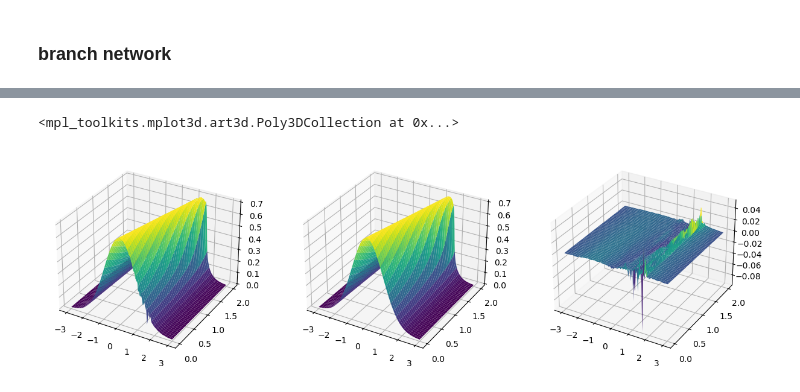
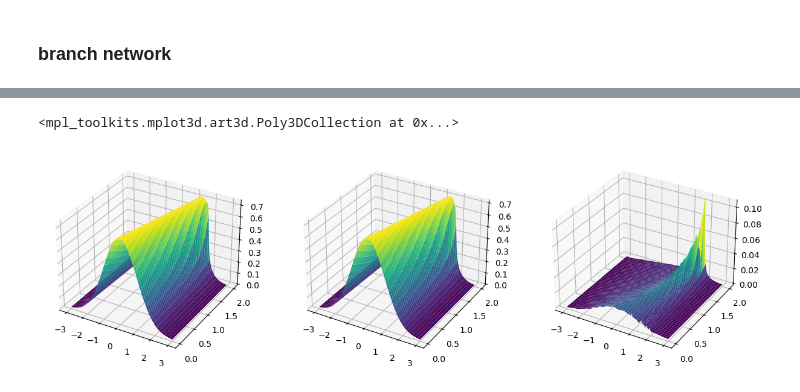
Before and after one commit to outlawhayden/deep-operator-networks, a Jupyter notebook: CM2LA/apr_refactor/deeponet_2step_td.ipynb, the cells around one changed output, grey strips where cells are left out. Drawn from its saved outputs; the diff is of its cells as text; code cells hidden in the pictures.

```diff
--- a/CM2LA/apr_refactor/deeponet_2step_td.ipynb
+++ b/CM2LA/apr_refactor/deeponet_2step_td.ipynb
@@ -483,19 +499,19 @@ SEED = 77
 # per assignment
 BRANCH_INPUT_DIM  = 3 ## NOW INCLUDES TIME
 BRANCH_WIDTH      = 100
-BRANCH_DEPTH      = 4
-BRANCH_ACTIVATION = 'tanh'
+BRANCH_DEPTH      = 6
+BRANCH_ACTIVATION = 'tanh' #tanh'
 
 TRUNK_INPUT_DIM   = 2
 TRUNK_WIDTH       = 16
-TRUNK_DEPTH       = 6
-TRUNK_ACTIVATION  = 'gelu'
+TRUNK_DEPTH       = 4
+TRUNK_ACTIVATION  = 'gelu' #'gelu'
 
-DEEPONET_WIDTH    = 6
+DEEPONET_WIDTH    = 8
 # sine, cosine, relu, tanh, gelu, swish
 
 
-LEARNING_RATE = 1e-3
+LEARNING_RATE = 2e-3
 OPTIMIZER_NAME = 'adam'
 # adabelief, adadelta, adan, adafactor, adagrad, adam, adamw,
 # adamax, adamaxw, amsgrad, lion, nadam, nadamw, novograd, radam,
@@ -505,7 +521,7 @@ PRINT_EVERY = 1_000
 
 LR_SCHEDULER = 'exponential' #'constant' # exponential or constant
 LR_DECAY = 0.95
-LR_STEP  = 3000
+LR_STEP  = 1000
 
 LBFGS_USE = 'off'
 LBFGS_MAXITER = 10_000
@@ -802,9 +805,12 @@ for k, ax in enumerate(axes):
 # lsq_A per time step: solve T_MAT_3d[t] @ A[t] = U_true for each t
 
 RA_target = np.random.randn(len(t_grid), Q_sign.shape[2], train_u.shape[0]) * 1e-3
+# for i in range(len(t_grid)):
+#     A_t = la.lstsq(np.array(T_MAT_3d[i, :, :]), U_3d[i])[0]
+#     RA_target[i] = R_smooth[i] @ A_t
+
 for i in range(len(t_grid)):
-    A_t = la.lstsq(np.array(T_MAT_3d[i, :, :]), U_3d[i])[0]
-    RA_target[i] = R_smooth[i] @ A_t
+    RA_target[i] = la.lstsq(np.array(Q_smooth[i]), U_3d[i])[0]
 
 RA_target = jnp.array(RA_target)
 RA_scale = np.std(np.array(RA_target), axis=(0, 2), keepdims=True) + 1e-8  # (1, K+1, 1)
@@ -818,12 +824,12 @@ OPTIMIZER_NAME = 'adam'
 # adabelief, adadelta, adan, adafactor, adagrad, adam, adamw,
 # adamax, adamaxw, amsgrad, lion, nadam, nadamw, novograd, radam,
 # rmsprop, sgd, sm3, yogi, polyak_sgd
-MAXITER = 100_000
-PRINT_EVERY = 10_000
+MAXITER = 20_000
+PRINT_EVERY = 1_000
 
 LR_SCHEDULER = 'exponential' # exponential or constant
 LR_DECAY = 0.95
-LR_STEP  = 15_000
+LR_STEP  = 5_000
 
 LBFGS_USE = 'off'
 LBFGS_MAXITER = 10_000
@@ -854,8 +860,8 @@ HYPER_OPTIM_Branch = {"MAXITER": MAXITER,
 RA_target_jnp = jnp.array(RA_target)
 
 # weight inversely proportional to t, emphasizing early times
-t_weights = 1.0 / (jnp.array(t_grid) + t_grid[1])  # avoid div by zero at t=0
-t_weights = t_weights / t_weights.mean()  # normalize so overall scale is preserved
+# t_weights = 1.0 / (jnp.array(t_grid) + t_grid[1])  # avoid div by zero at t=0
+# t_weights = t_weights / t_weights.mean()  # normalize so overall scale is preserved
 
 def branch_loss_fn(model):
     B_tnK = vmap(
@@ -865,7 +871,8 @@ def branch_loss_fn(model):
     )(t_grid)
     B_MAT = jnp.swapaxes(B_tnK, 1, 2)  # (T, K+1, N)
     residual = (B_MAT - RA_target_jnp) ** 2  # (T, K+1, N)
-    return jnp.mean(residual * t_weights[:, None, None])
+    return jnp.mean(residual)
+    #return jnp.mean(residual * t_weights[:, None, None])
 # %%
 # def branch_loss_fn(model):
 #     B_tnK = vmap(
@@ -979,38 +993,38 @@ np.savez('td_loss_hist.npz', log_loss, log_minloss, log_loss_branch, log_minloss
 
 def predict_one(u):
     b_tk = vmap(lambda t_val: model_branch(jnp.concatenate([u, jnp.array([t_val])])))(t_grid)  # (T, K+1)
     #b_tk = b_tk * RA_scale_jnp  # rescale
     return jnp.einsum("txk,tk->tx", jnp.array(Q_smooth), b_tk)
 
 NN_pred_final = vmap(predict_one)(test_params)  # (N, T, X)
 
-pred  = NN_pred_final[0]          # (T, X)
-truth = test_u[0].reshape(len(x_grid), len(t_grid))
+pred  = NN_pred_final[15]          # (T, X)
+truth = test_u[15].reshape(len(x_grid), len(t_grid))
 
 T_plot, X_plot = np.meshgrid(t_grid, x_grid, indexing="ij")  # (T, X)
-truth = train_u[0].reshape(len(x_grid), len(t_grid)).T  # (T, X)
+truth = train_u[15].reshape(len(x_grid), len(t_grid)).T  # (T, X)
 
-pred  = NN_pred_final[0]                                    # (T, X)
+pred  = NN_pred_final[15]                                    # (T, X)
 
 
 fig, axes = plt.subplots(1, 3, figsize=(15, 5), subplot_kw=dict(projection='3d'))
 
 
 
 
 
 x_plot = train_xt[:, 0].reshape(len(x_grid), len(t_grid))
 t_plot = train_xt[:, 1].reshape(len(x_grid), len(t_grid))
 
 truth = train_u[0].reshape(len(x_grid), len(t_grid))
 pred  = NN_pred_final[0].T  # your pred is (T, X), transpose to (X, T)
 
 axes[0].plot_surface(x_plot, t_plot, pred, cmap="viridis")
 axes[1].plot_surface(x_plot, t_plot, truth, cmap="viridis")
 axes[2].plot_surface(x_plot, t_plot, pred - truth, cmap="viridis")
 # %% [output]
 <mpl_toolkits.mplot3d.art3d.Poly3DCollection at 0x...>
-[figure, old version]
+[figure, new version]
 # %%
 print(train_xt[:5])  # is it t-major or x-major?
 print(train_u.shape)  # (N, T*X) or (N, X*T)?
```
Also changed, not shown: parts of 45 cells of this notebook, 11 other files.
